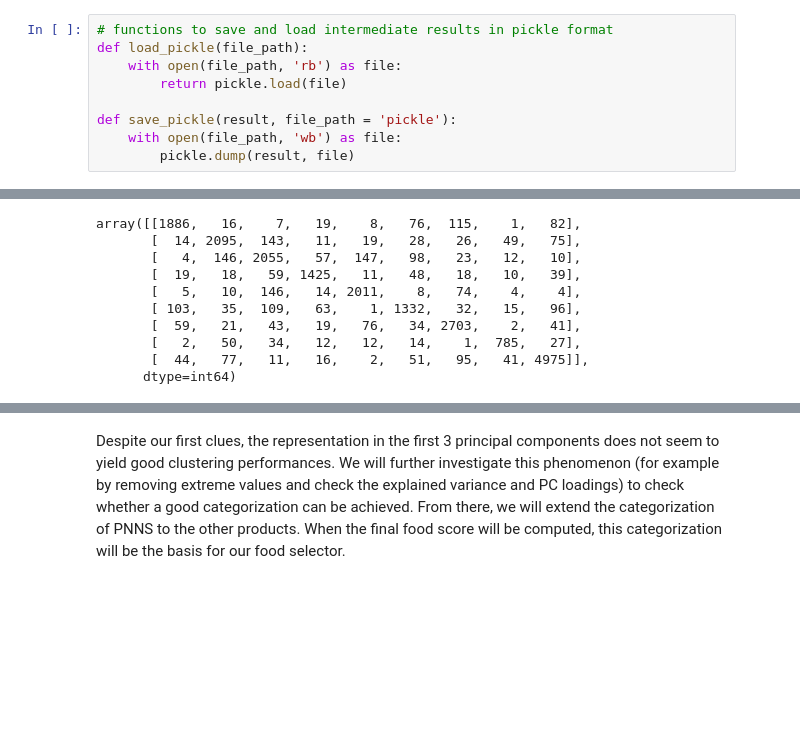
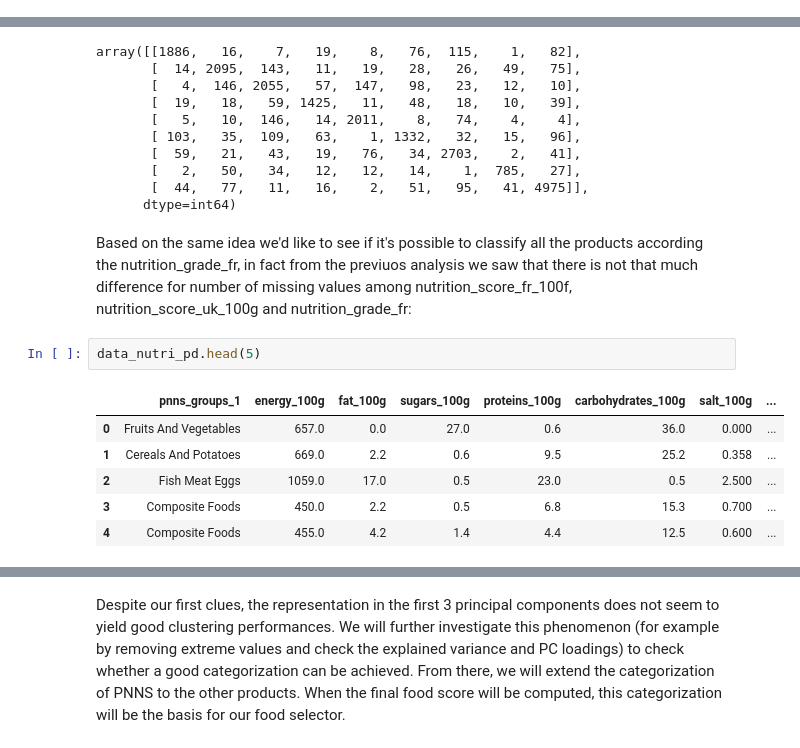
Before and after one commit to mikelassi/Project, a Jupyter notebook: Project.ipynb, the cells around one changed output, grey strips where cells are left out. Cells and saved outputs as stored; diff of their text form; blank space fills up the shorter version.

Commit message:
Someploly+Score

```diff
--- a/Project.ipynb
+++ b/Project.ipynb
@@ -45,12 +62,3 @@ import plotly.graph_objs as go
-# %%
-# functions to save and load intermediate results in pickle format
-def load_pickle(file_path):
-    with open(file_path, 'rb') as file:
-        return pickle.load(file)
-
-def save_pickle(result, file_path = 'pickle'):
-    with open(file_path, 'wb') as file:
-        pickle.dump(result, file)
 # %%
 spark
 # %% [output]
@@ -525,3 +570,14 @@ array([[1886,   16,    7,   19,    8,   76,  115,    1,   82],
        [   2,   50,   34,   12,   12,   14,    1,  785,   27],
        [  44,   77,   11,   16,    2,   51,   95,   41, 4975]],
       dtype=int64)
+# %% [markdown]
+Based on the same idea we'd like to see if it's possible to classify all the products according the nutrition_grade_fr, in fact from the previuos analysis we saw that there is not that much difference for number of missing values among nutrition_score_fr_100f, nutrition_score_uk_100g and nutrition_grade_fr:
+# %%
+data_nutri_pd.head(5)
+# %% [output]
+|  | pnns_groups_1 | energy_100g | fat_100g | sugars_100g | proteins_100g | carbohydrates_100g | salt_100g | ... |
+| 0 | Fruits And Vegetables | 657.0 | 0.0 | 27.0 | 0.6 | 36.0 | 0.000 | ... |
+| 1 | Cereals And Potatoes | 669.0 | 2.2 | 0.6 | 9.5 | 25.2 | 0.358 | ... |
+| 2 | Fish Meat Eggs | 1059.0 | 17.0 | 0.5 | 23.0 | 0.5 | 2.500 | ... |
+| 3 | Composite Foods | 450.0 | 2.2 | 0.5 | 6.8 | 15.3 | 0.700 | ... |
+| 4 | Composite Foods | 455.0 | 4.2 | 1.4 | 4.4 | 12.5 | 0.600 | ... |
```
Also changed, not shown: parts of 32 cells of this notebook, 2 other files.
